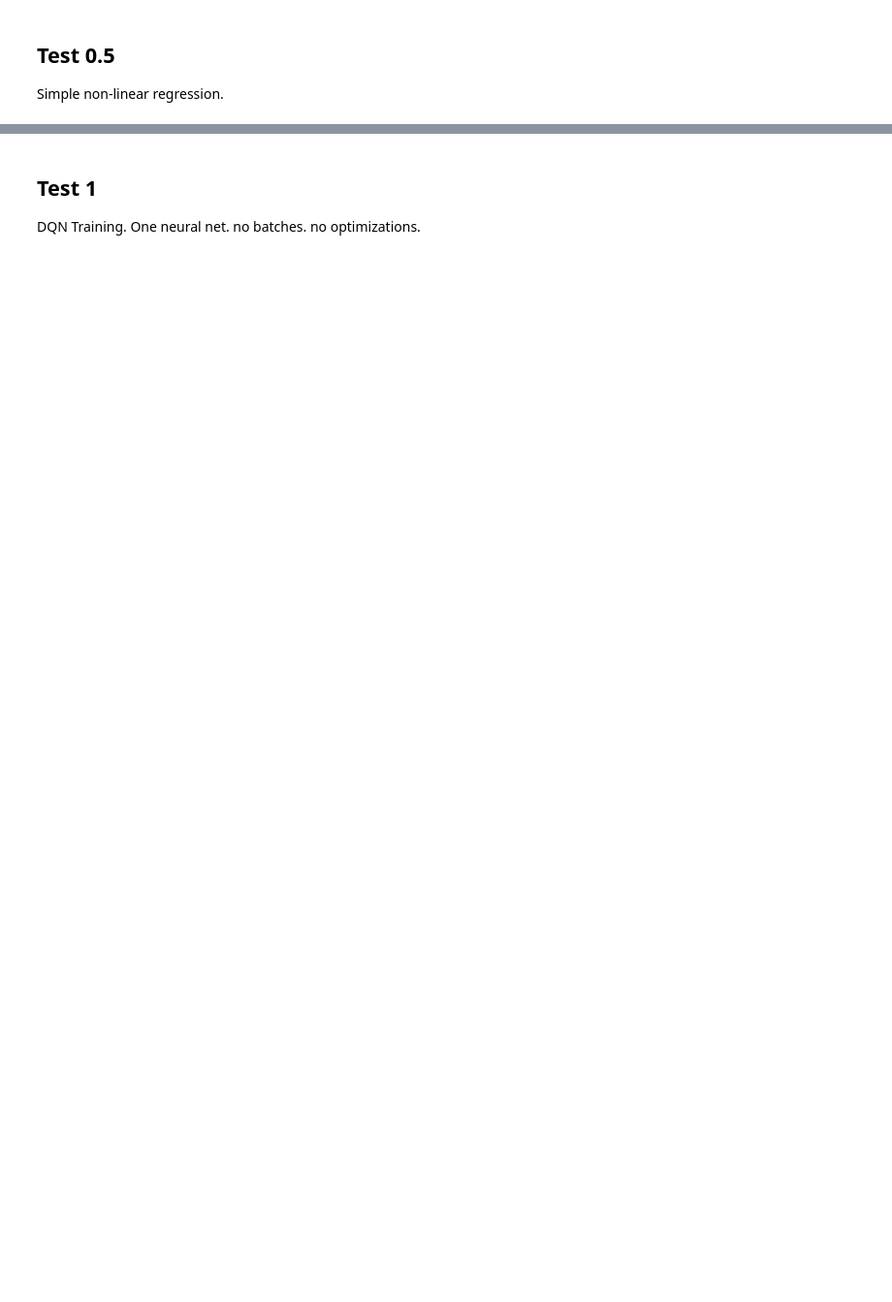
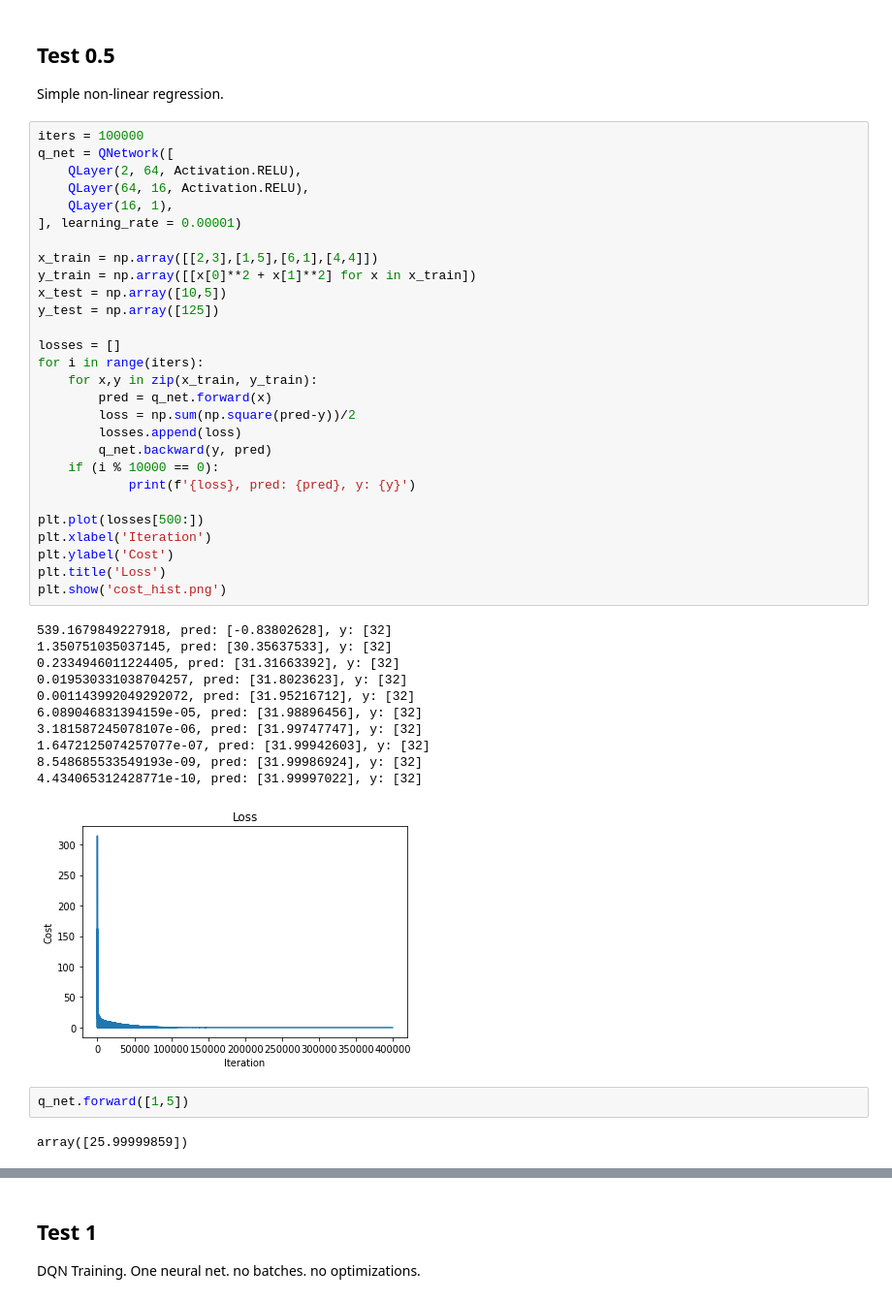
Before and after one commit to i-jared/mancala-ml, a Jupyter notebook: main.ipynb, the cells around one changed output, grey strips where cells are left out. Shown at 97% size. Saved outputs shown, nothing was run; the diff lists cells and outputs as text; blank space fills up the shorter version.

Commit message:
nn tests working. mancala not building rn

```diff
--- a/main.ipynb
+++ b/main.ipynb
@@ -250,3 +255,47 @@ array([10.07100661])
 # %% [markdown]
 ## Test 0.5
 Simple non-linear regression.
+# %%
+iters = 100000
+q_net = QNetwork([
+    QLayer(2, 64, Activation.RELU),
+    QLayer(64, 16, Activation.RELU),
+    QLayer(16, 1),
+], learning_rate = 0.00001)
+
+x_train = np.array([[2,3],[1,5],[6,1],[4,4]])
+y_train = np.array([[x[0]**2 + x[1]**2] for x in x_train])
+x_test = np.array([10,5])
+y_test = np.array([125])
+
+losses = []
+for i in range(iters):
+    for x,y in zip(x_train, y_train):
+        pred = q_net.forward(x)
+        loss = np.sum(np.square(pred-y))/2
+        losses.append(loss)
+        q_net.backward(y, pred)
+    if (i % 10000 == 0):
+            print(f'{loss}, pred: {pred}, y: {y}')
+
+plt.plot(losses[500:])
+plt.xlabel('Iteration')
+plt.ylabel('Cost')
+plt.title('Loss')
+plt.show('cost_hist.png')
+# %% [output]
+539.1679849227918, pred: [-0.83802628], y: [32]
+1.350751035037145, pred: [30.35637533], y: [32]
+0.2334946011224405, pred: [31.31663392], y: [32]
+0.019530331038704257, pred: [31.8023623], y: [32]
+0.001143992049292072, pred: [31.95216712], y: [32]
+6.089046831394159e-05, pred: [31.98896456], y: [32]
+3.181587245078107e-06, pred: [31.99747747], y: [32]
+1.6472125074257077e-07, pred: [31.99942603], y: [32]
+8.548685533549193e-09, pred: [31.99986924], y: [32]
+4.434065312428771e-10, pred: [31.99997022], y: [32]
+[figure, added]
+# %%
+q_net.forward([1,5])
+# %% [output]
+array([25.99999859])
```
Also changed, not shown: parts of 7 cells of this notebook.
